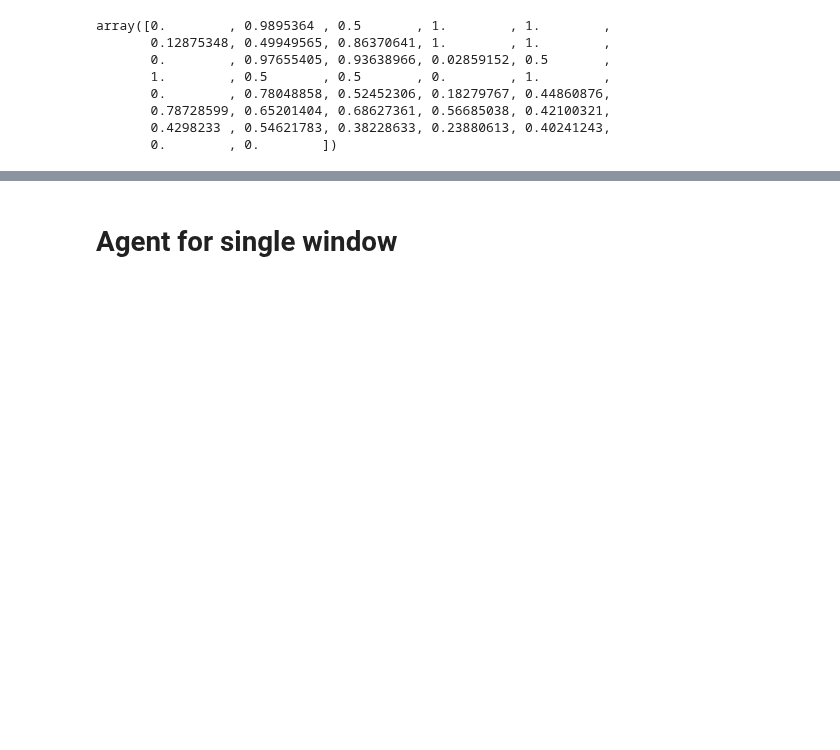
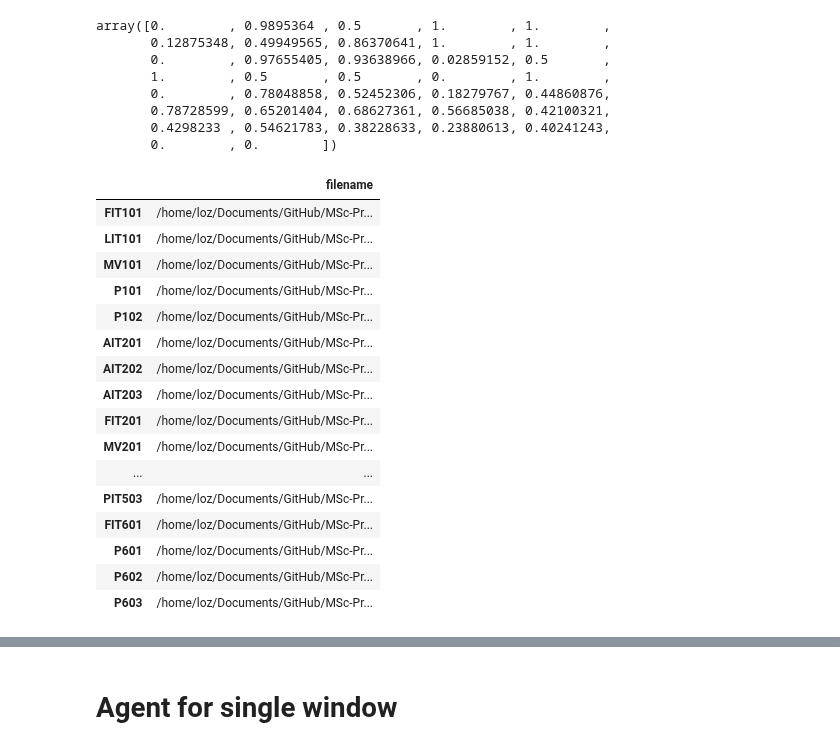
Before and after one commit to lozferatu/MSc-Project, a Jupyter notebook: final_code/lit101_agent.ipynb, the cells around one changed output, grey strips where cells are left out. Cells and saved outputs as stored; diff of their text form; code cells hidden in the pictures; blank space fills up the shorter version.

```diff
--- a/final_code/lit101_agent.ipynb
+++ b/final_code/lit101_agent.ipynb
@@ -101,3 +102,23 @@ array([0.        , 0.9895364 , 0.5       , 1.        , 1.        ,
        0.78728599, 0.65201404, 0.68627361, 0.56685038, 0.42100321,
        0.4298233 , 0.54621783, 0.38228633, 0.23880613, 0.40241243,
        0.        , 0.        ])
+# %%
+df_comp_files
+# %% [output]
+|  | filename |
+| FIT101 | /home/loz/Documents/GitHub/MSc-Pr... |
+| LIT101 | /home/loz/Documents/GitHub/MSc-Pr... |
+| MV101 | /home/loz/Documents/GitHub/MSc-Pr... |
+| P101 | /home/loz/Documents/GitHub/MSc-Pr... |
+| P102 | /home/loz/Documents/GitHub/MSc-Pr... |
+| AIT201 | /home/loz/Documents/GitHub/MSc-Pr... |
+| AIT202 | /home/loz/Documents/GitHub/MSc-Pr... |
+| AIT203 | /home/loz/Documents/GitHub/MSc-Pr... |
+| FIT201 | /home/loz/Documents/GitHub/MSc-Pr... |
+| MV201 | /home/loz/Documents/GitHub/MSc-Pr... |
+| ... | ... |
+| PIT503 | /home/loz/Documents/GitHub/MSc-Pr... |
+| FIT601 | /home/loz/Documents/GitHub/MSc-Pr... |
+| P601 | /home/loz/Documents/GitHub/MSc-Pr... |
+| P602 | /home/loz/Documents/GitHub/MSc-Pr... |
+| P603 | /home/loz/Documents/GitHub/MSc-Pr... |
```
Also changed, not shown: parts of 16 cells of this notebook, 56 other files.
